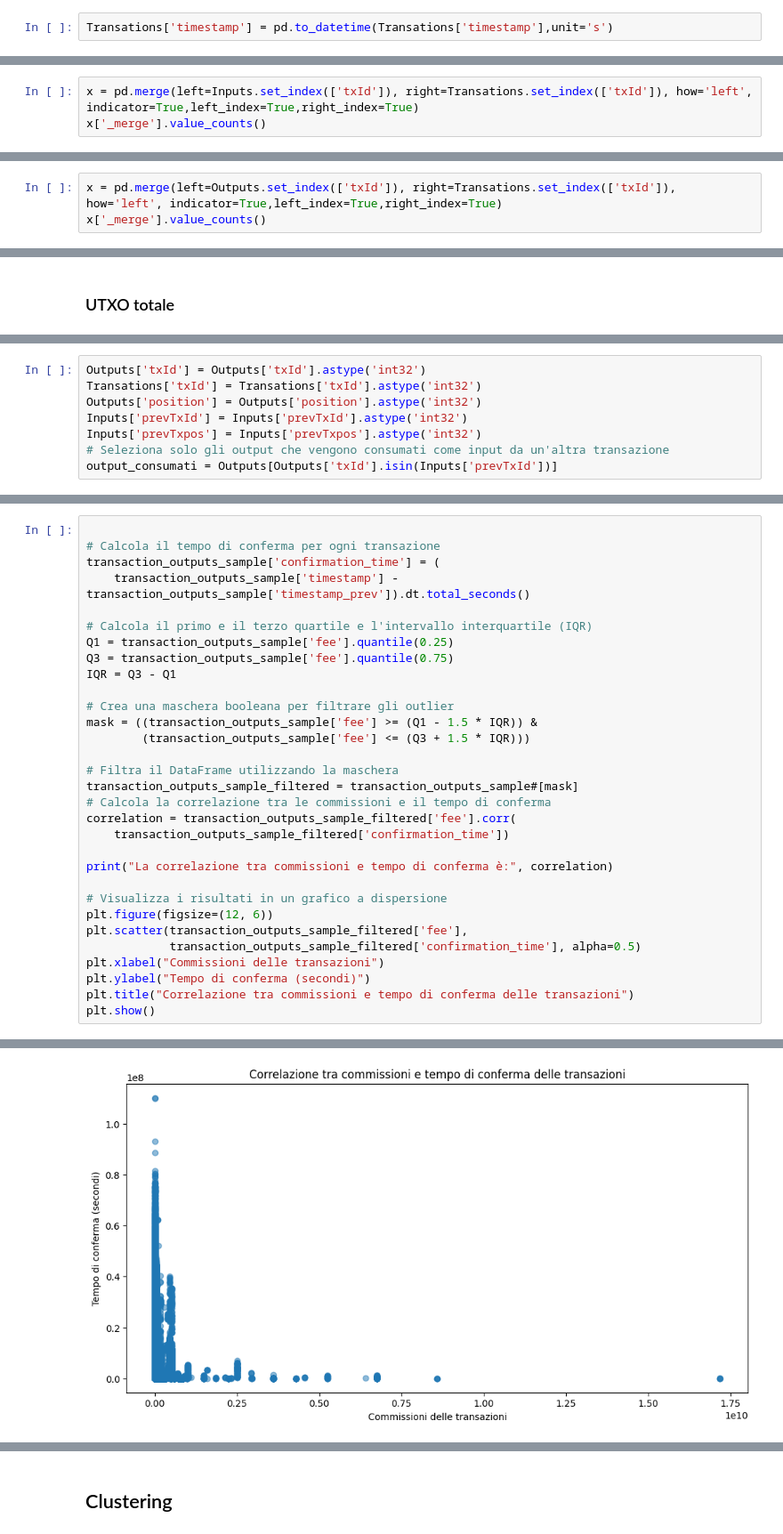
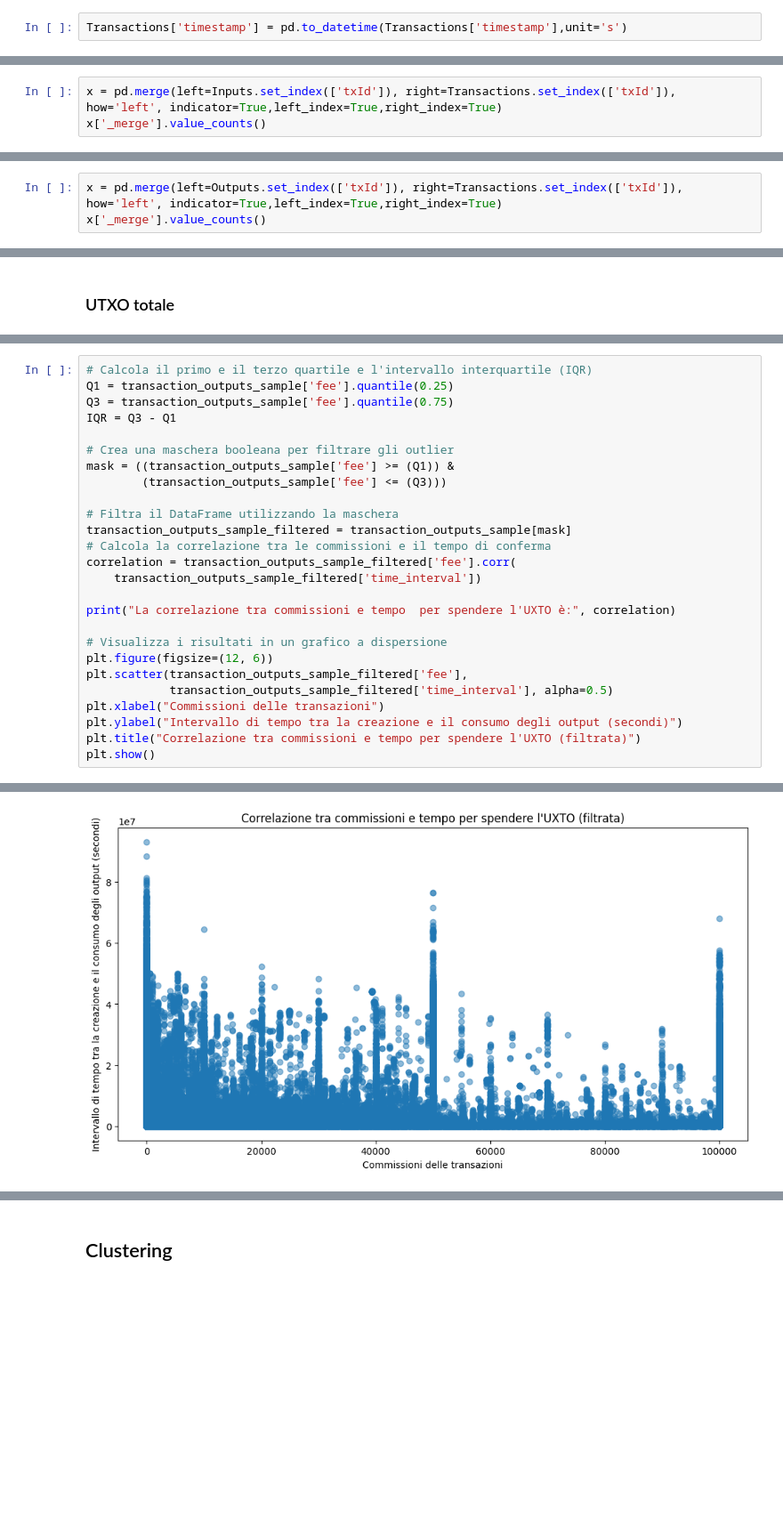
Before and after one commit to GennaroBaratta/lws-prj, a Jupyter notebook: esame.ipynb, the cells around one changed output, grey strips where cells are left out. Shown at 89% size. Saved outputs shown, nothing was run; the diff lists cells and outputs as text; blank space fills up the shorter version.

```diff
--- a/esame.ipynb
+++ b/esame.ipynb
@@ -26,5 +29,5 @@ Data columns (total 5 columns):
 dtypes: bool(1), int64(1), uint32(2), uint64(1)
 memory usage: 251.1 MB
 # %%
-Transations['timestamp'] = pd.to_datetime(Transations['timestamp'],unit='s')
+Transactions['timestamp'] = pd.to_datetime(Transactions['timestamp'],unit='s')
 # %%
@@ -145,5 +161,5 @@ nessun blocco
 # %%
-x = pd.merge(left=Inputs.set_index(['txId']), right=Transations.set_index(['txId']), how='left', indicator=True,left_index=True,right_index=True)
+x = pd.merge(left=Inputs.set_index(['txId']), right=Transactions.set_index(['txId']), how='left', indicator=True,left_index=True,right_index=True)
 x['_merge'].value_counts()
 # %% [output]
 _merge
@@ -152,7 +168,7 @@ left_only            0
 right_only           0
 Name: count, dtype: int64
 # %%
-x = pd.merge(left=Outputs.set_index(['txId']), right=Transations.set_index(['txId']), how='left', indicator=True,left_index=True,right_index=True)
+x = pd.merge(left=Outputs.set_index(['txId']), right=Transactions.set_index(['txId']), how='left', indicator=True,left_index=True,right_index=True)
 x['_merge'].value_counts()
 # %% [output]
 _merge
@@ -323,8 +311,0 @@ Name: amount, Length: 83206, dtype: uint64
-# %%
-Outputs['txId'] = Outputs['txId'].astype('int32')
-Transations['txId'] = Transations['txId'].astype('int32')
-Outputs['position'] = Outputs['position'].astype('int32')
-Inputs['prevTxId'] = Inputs['prevTxId'].astype('int32')
-Inputs['prevTxpos'] = Inputs['prevTxpos'].astype('int32')
-# Seleziona solo gli output che vengono consumati come input da un'altra transazione
-output_consumati = Outputs[Outputs['txId'].isin(Inputs['prevTxId'])]
@@ -395,32 +408,27 @@ transaction_outputs_sample = pd.merge_asof(transaction_inputs_sample, transactio
 # %%
-
-# Calcola il tempo di conferma per ogni transazione
-transaction_outputs_sample['confirmation_time'] = (
-    transaction_outputs_sample['timestamp'] - transaction_outputs_sample['timestamp_prev']).dt.total_seconds()
-
 # Calcola il primo e il terzo quartile e l'intervallo interquartile (IQR)
 Q1 = transaction_outputs_sample['fee'].quantile(0.25)
 Q3 = transaction_outputs_sample['fee'].quantile(0.75)
 IQR = Q3 - Q1
 
 # Crea una maschera booleana per filtrare gli outlier
-mask = ((transaction_outputs_sample['fee'] >= (Q1 - 1.5 * IQR)) &
-        (transaction_outputs_sample['fee'] <= (Q3 + 1.5 * IQR)))
+mask = ((transaction_outputs_sample['fee'] >= (Q1)) &
+        (transaction_outputs_sample['fee'] <= (Q3)))
 
 # Filtra il DataFrame utilizzando la maschera
-transaction_outputs_sample_filtered = transaction_outputs_sample#[mask]
+transaction_outputs_sample_filtered = transaction_outputs_sample[mask]
 # Calcola la correlazione tra le commissioni e il tempo di conferma
 correlation = transaction_outputs_sample_filtered['fee'].corr(
-    transaction_outputs_sample_filtered['confirmation_time'])
+    transaction_outputs_sample_filtered['time_interval'])
 
-print("La correlazione tra commissioni e tempo di conferma è:", correlation)
+print("La correlazione tra commissioni e tempo  per spendere l'UXTO è:", correlation)
 
 # Visualizza i risultati in un grafico a dispersione
 plt.figure(figsize=(12, 6))
 plt.scatter(transaction_outputs_sample_filtered['fee'],
-            transaction_outputs_sample_filtered['confirmation_time'], alpha=0.5)
+            transaction_outputs_sample_filtered['time_interval'], alpha=0.5)
 plt.xlabel("Commissioni delle transazioni")
-plt.ylabel("Tempo di conferma (secondi)")
-plt.title("Correlazione tra commissioni e tempo di conferma delle transazioni")
+plt.ylabel("Intervallo di tempo tra la creazione e il consumo degli output (secondi)")
+plt.title("Correlazione tra commissioni e tempo per spendere l'UXTO (filtrata)")
 plt.show()
 # %% [output]
@@ -428 +436 @@ La correlazione tra commissioni e tempo di conferma è: 0.02894423714070229
-[figure, old version]
+[figure, new version]
```
Also changed, not shown: parts of 70 cells of this notebook, 5 other files.
